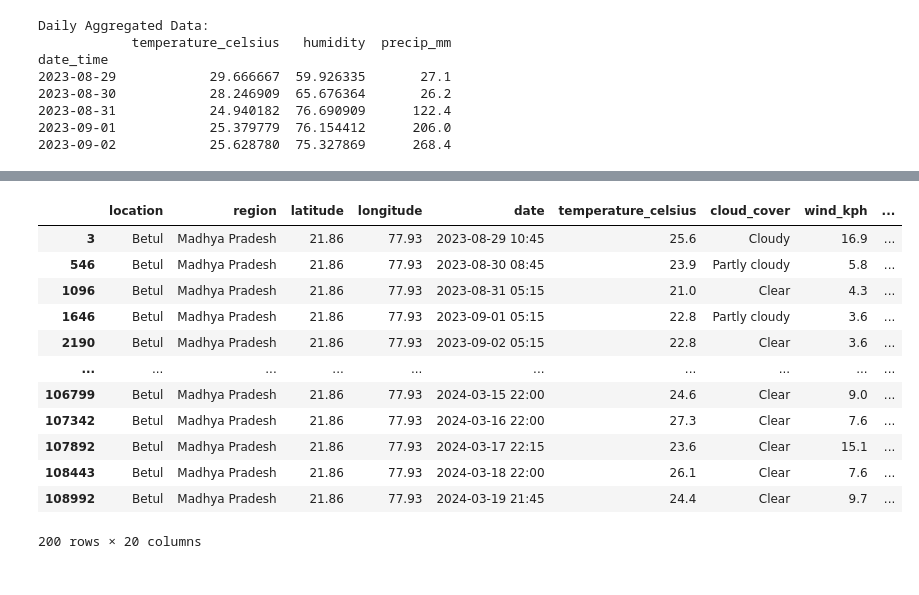
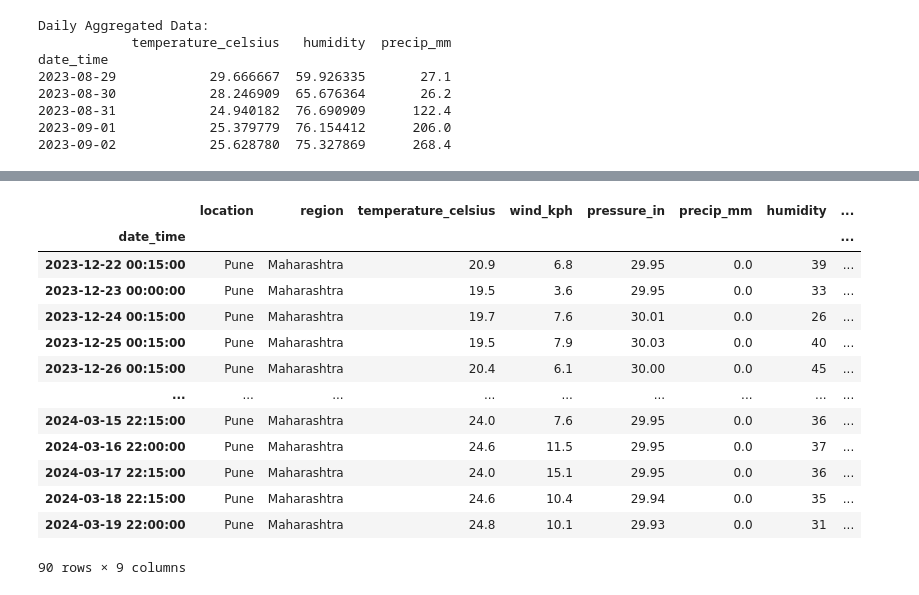
Before and after one commit to raunak01-raj/Weather-prediction, a Jupyter notebook: WP (SVM).ipynb, the cells around one changed output, grey strips where cells are left out. Drawn from its saved outputs; the diff is of its cells as text; code cells hidden in the pictures.

```diff
--- a/WP (SVM).ipynb
+++ b/WP (SVM).ipynb
@@ -99,3 +93,6 @@ date_time
 2023-08-31            24.940182  76.690909      122.4
 2023-09-01            25.379779  76.154412      206.0
 2023-09-02            25.628780  75.327869      268.4
+# %%
+weather01=weather01.drop('date',axis=1)
+weather01.info()
@@ -102,29 +117,32 @@ date_time
 # %%
 #Grouping differet locations for further actions
 grouped_data = weather01.groupby(['location'])
 #you can repeat this function with different locations
 
 derived_group_name = None
 
 city_name= input('enter city name:')
 
 derived_group_name = city_name
 City = grouped_data.get_group(derived_group_name)
 City
+City=City.set_index('date_time')
+City.tail(90)
 # %% [output]
-|  | location | region | latitude | longitude | date | temperature_celsius | cloud_cover | wind_kph | ... |
-| 3 | Betul | Madhya Pradesh | 21.86 | 77.93 | 2023-08-29 10:45 | 25.6 | Cloudy | 16.9 | ... |
-| 546 | Betul | Madhya Pradesh | 21.86 | 77.93 | 2023-08-30 08:45 | 23.9 | Partly cloudy | 5.8 | ... |
-| 1096 | Betul | Madhya Pradesh | 21.86 | 77.93 | 2023-08-31 05:15 | 21.0 | Clear | 4.3 | ... |
-| 1646 | Betul | Madhya Pradesh | 21.86 | 77.93 | 2023-09-01 05:15 | 22.8 | Partly cloudy | 3.6 | ... |
-| 2190 | Betul | Madhya Pradesh | 21.86 | 77.93 | 2023-09-02 05:15 | 22.8 | Clear | 3.6 | ... |
-| ... | ... | ... | ... | ... | ... | ... | ... | ... | ... |
-| 106799 | Betul | Madhya Pradesh | 21.86 | 77.93 | 2024-03-15 22:00 | 24.6 | Clear | 9.0 | ... |
-| 107342 | Betul | Madhya Pradesh | 21.86 | 77.93 | 2024-03-16 22:00 | 27.3 | Clear | 7.6 | ... |
-| 107892 | Betul | Madhya Pradesh | 21.86 | 77.93 | 2024-03-17 22:15 | 23.6 | Clear | 15.1 | ... |
-| 108443 | Betul | Madhya Pradesh | 21.86 | 77.93 | 2024-03-18 22:00 | 26.1 | Clear | 7.6 | ... |
-| 108992 | Betul | Madhya Pradesh | 21.86 | 77.93 | 2024-03-19 21:45 | 24.4 | Clear | 9.7 | ... |
+|  | location | region | temperature_celsius | wind_kph | pressure_in | precip_mm | humidity | ... |
+| date_time |  |  |  |  |  |  |  | ... |
+| 2023-12-22 00:15:00 | Pune | Maharashtra | 20.9 | 6.8 | 29.95 | 0.0 | 39 | ... |
+| 2023-12-23 00:00:00 | Pune | Maharashtra | 19.5 | 3.6 | 29.95 | 0.0 | 33 | ... |
+| 2023-12-24 00:15:00 | Pune | Maharashtra | 19.7 | 7.6 | 30.01 | 0.0 | 26 | ... |
+| 2023-12-25 00:15:00 | Pune | Maharashtra | 19.5 | 7.9 | 30.03 | 0.0 | 40 | ... |
+| 2023-12-26 00:15:00 | Pune | Maharashtra | 20.4 | 6.1 | 30.00 | 0.0 | 45 | ... |
+| ... | ... | ... | ... | ... | ... | ... | ... | ... |
+| 2024-03-15 22:15:00 | Pune | Maharashtra | 24.0 | 7.6 | 29.95 | 0.0 | 36 | ... |
+| 2024-03-16 22:00:00 | Pune | Maharashtra | 24.6 | 11.5 | 29.95 | 0.0 | 37 | ... |
+| 2024-03-17 22:15:00 | Pune | Maharashtra | 24.0 | 15.1 | 29.95 | 0.0 | 36 | ... |
+| 2024-03-18 22:15:00 | Pune | Maharashtra | 24.6 | 10.4 | 29.94 | 0.0 | 35 | ... |
+| 2024-03-19 22:00:00 | Pune | Maharashtra | 24.8 | 10.1 | 29.93 | 0.0 | 31 | ... |
-200 rows × 20 columns
+90 rows × 9 columns
 # %%
 # Now we will perform 'Moving Averages' for short term fluctuation in the dataset
 # Calculate 7-day moving average of temperature
```
Also changed, not shown: parts of 27 cells of this notebook, 4 other files.
